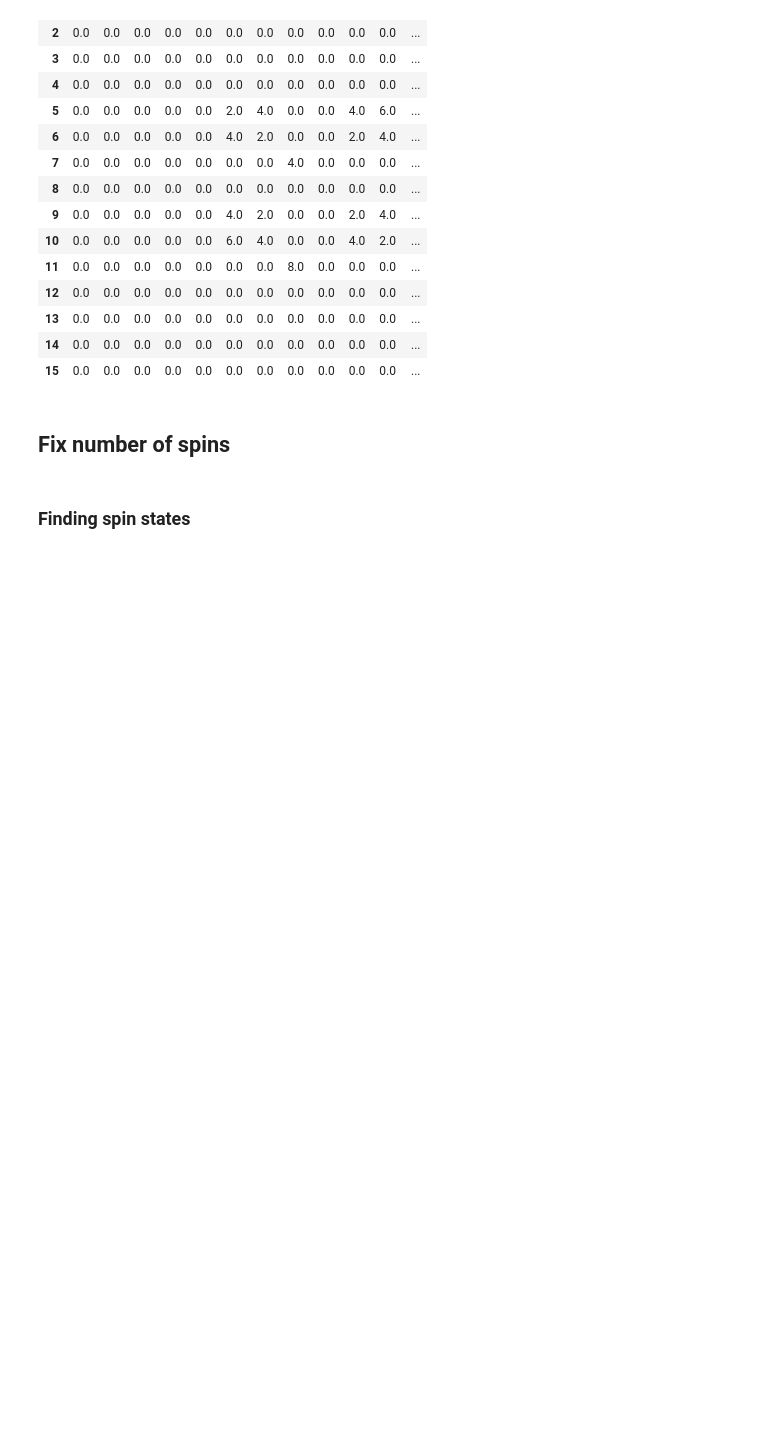
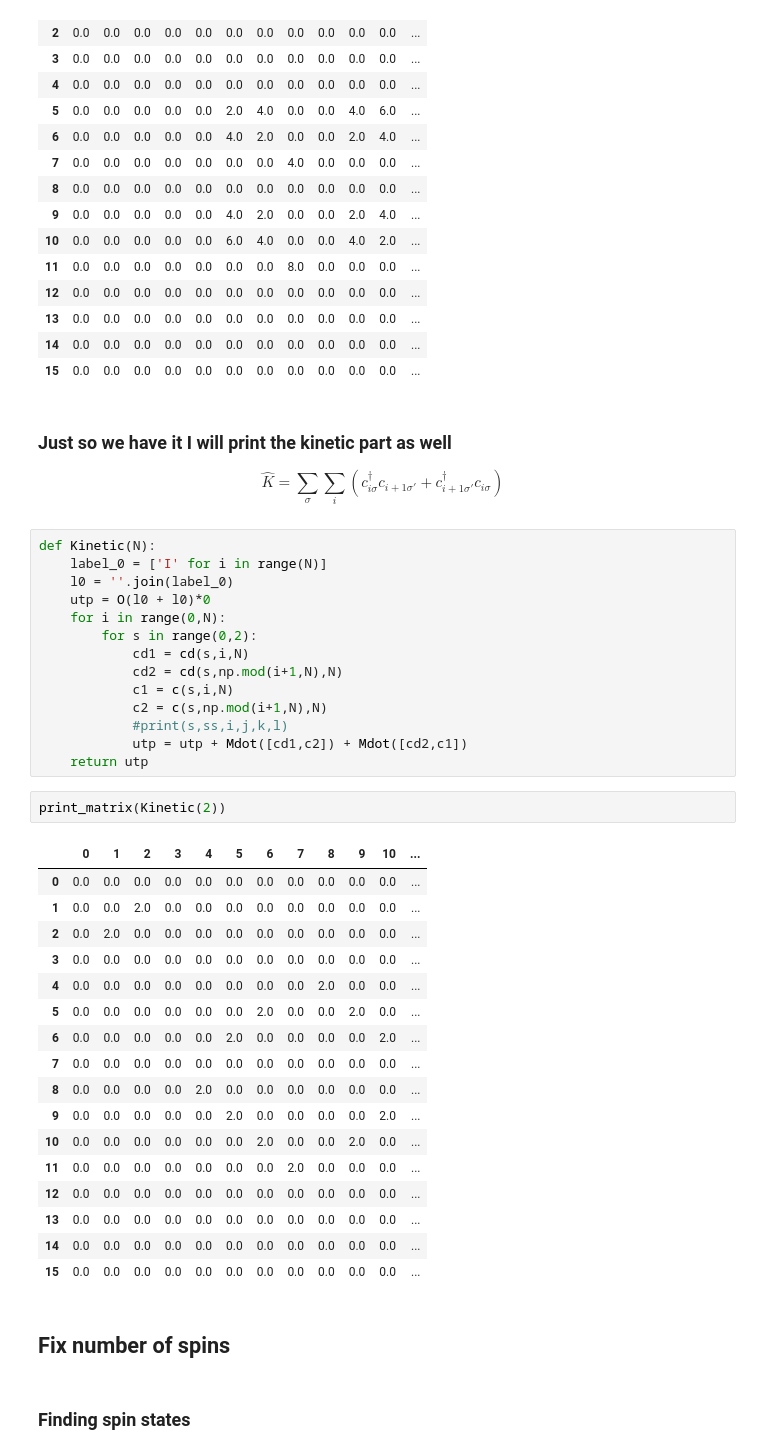
Before and after one commit to immoth/Hubbard_summetries, a Jupyter notebook: Types_Of_Interactions.ipynb, the cells around one changed output. Saved outputs shown, nothing was run; the diff lists cells and outputs as text; blank space fills up the shorter version.

```diff
--- a/Types_Of_Interactions.ipynb
+++ b/Types_Of_Interactions.ipynb
@@ -434,6 +434,45 @@ print_matrix(U_General(2))
 | 13 | 0.0 | 0.0 | 0.0 | 0.0 | 0.0 | 0.0 | 0.0 | 0.0 | 0.0 | 0.0 | 0.0 | ... |
 | 14 | 0.0 | 0.0 | 0.0 | 0.0 | 0.0 | 0.0 | 0.0 | 0.0 | 0.0 | 0.0 | 0.0 | ... |
 | 15 | 0.0 | 0.0 | 0.0 | 0.0 | 0.0 | 0.0 | 0.0 | 0.0 | 0.0 | 0.0 | 0.0 | ... |
+# %% [markdown]
+### Just so we have it I will print the kinetic part as well
+
+
+$$ \hat{K} = \sum_{\sigma}\sum_{i} (c^{\dagger}_{i\sigma}c_{i+1\sigma'}+c^{\dagger}_{i+1\sigma'}c_{i\sigma})$$
+# %%
+def Kinetic(N):
+    label_0 = ['I' for i in range(N)]
+    l0 = ''.join(label_0)
+    utp = O(l0 + l0)*0
+    for i in range(0,N):
+        for s in range(0,2):
+            cd1 = cd(s,i,N)
+            cd2 = cd(s,np.mod(i+1,N),N)
+            c1 = c(s,i,N)
+            c2 = c(s,np.mod(i+1,N),N)
+            #print(s,ss,i,j,k,l)
+            utp = utp + Mdot([cd1,c2]) + Mdot([cd2,c1])
+    return utp
+# %%
+print_matrix(Kinetic(2))
+# %% [output]
+|  | 0 | 1 | 2 | 3 | 4 | 5 | 6 | 7 | 8 | 9 | 10 | ... |
+| 0 | 0.0 | 0.0 | 0.0 | 0.0 | 0.0 | 0.0 | 0.0 | 0.0 | 0.0 | 0.0 | 0.0 | ... |
+| 1 | 0.0 | 0.0 | 2.0 | 0.0 | 0.0 | 0.0 | 0.0 | 0.0 | 0.0 | 0.0 | 0.0 | ... |
+| 2 | 0.0 | 2.0 | 0.0 | 0.0 | 0.0 | 0.0 | 0.0 | 0.0 | 0.0 | 0.0 | 0.0 | ... |
+| 3 | 0.0 | 0.0 | 0.0 | 0.0 | 0.0 | 0.0 | 0.0 | 0.0 | 0.0 | 0.0 | 0.0 | ... |
+| 4 | 0.0 | 0.0 | 0.0 | 0.0 | 0.0 | 0.0 | 0.0 | 0.0 | 2.0 | 0.0 | 0.0 | ... |
+| 5 | 0.0 | 0.0 | 0.0 | 0.0 | 0.0 | 0.0 | 2.0 | 0.0 | 0.0 | 2.0 | 0.0 | ... |
+| 6 | 0.0 | 0.0 | 0.0 | 0.0 | 0.0 | 2.0 | 0.0 | 0.0 | 0.0 | 0.0 | 2.0 | ... |
+| 7 | 0.0 | 0.0 | 0.0 | 0.0 | 0.0 | 0.0 | 0.0 | 0.0 | 0.0 | 0.0 | 0.0 | ... |
+| 8 | 0.0 | 0.0 | 0.0 | 0.0 | 2.0 | 0.0 | 0.0 | 0.0 | 0.0 | 0.0 | 0.0 | ... |
+| 9 | 0.0 | 0.0 | 0.0 | 0.0 | 0.0 | 2.0 | 0.0 | 0.0 | 0.0 | 0.0 | 2.0 | ... |
+| 10 | 0.0 | 0.0 | 0.0 | 0.0 | 0.0 | 0.0 | 2.0 | 0.0 | 0.0 | 2.0 | 0.0 | ... |
+| 11 | 0.0 | 0.0 | 0.0 | 0.0 | 0.0 | 0.0 | 0.0 | 2.0 | 0.0 | 0.0 | 0.0 | ... |
+| 12 | 0.0 | 0.0 | 0.0 | 0.0 | 0.0 | 0.0 | 0.0 | 0.0 | 0.0 | 0.0 | 0.0 | ... |
+| 13 | 0.0 | 0.0 | 0.0 | 0.0 | 0.0 | 0.0 | 0.0 | 0.0 | 0.0 | 0.0 | 0.0 | ... |
+| 14 | 0.0 | 0.0 | 0.0 | 0.0 | 0.0 | 0.0 | 0.0 | 0.0 | 0.0 | 0.0 | 0.0 | ... |
+| 15 | 0.0 | 0.0 | 0.0 | 0.0 | 0.0 | 0.0 | 0.0 | 0.0 | 0.0 | 0.0 | 0.0 | ... |
 # %% [markdown]
 ## Fix number of spins
 # %% [markdown]
```
Also changed, not shown: parts of 5 cells of this notebook, 4 other files.
